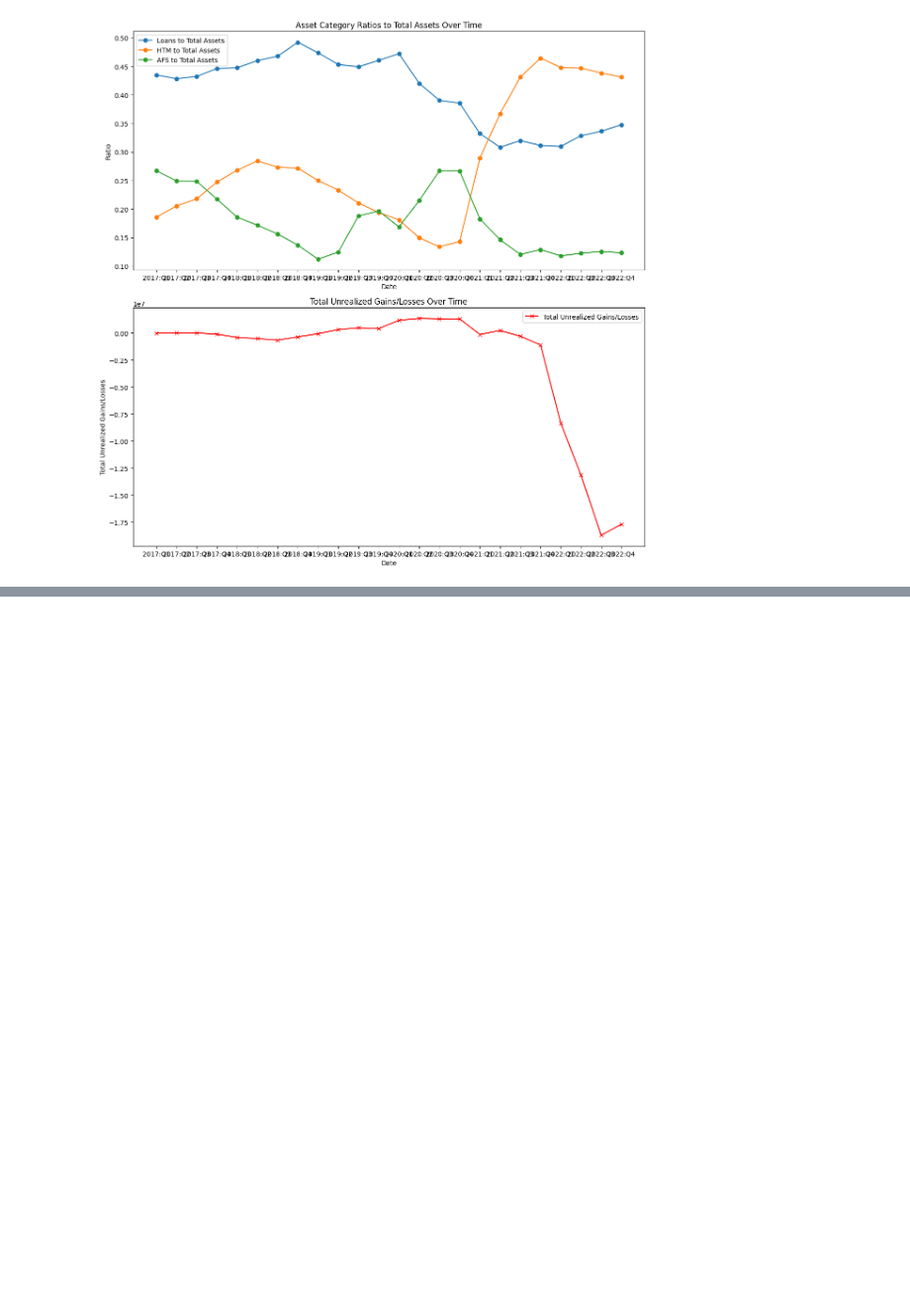
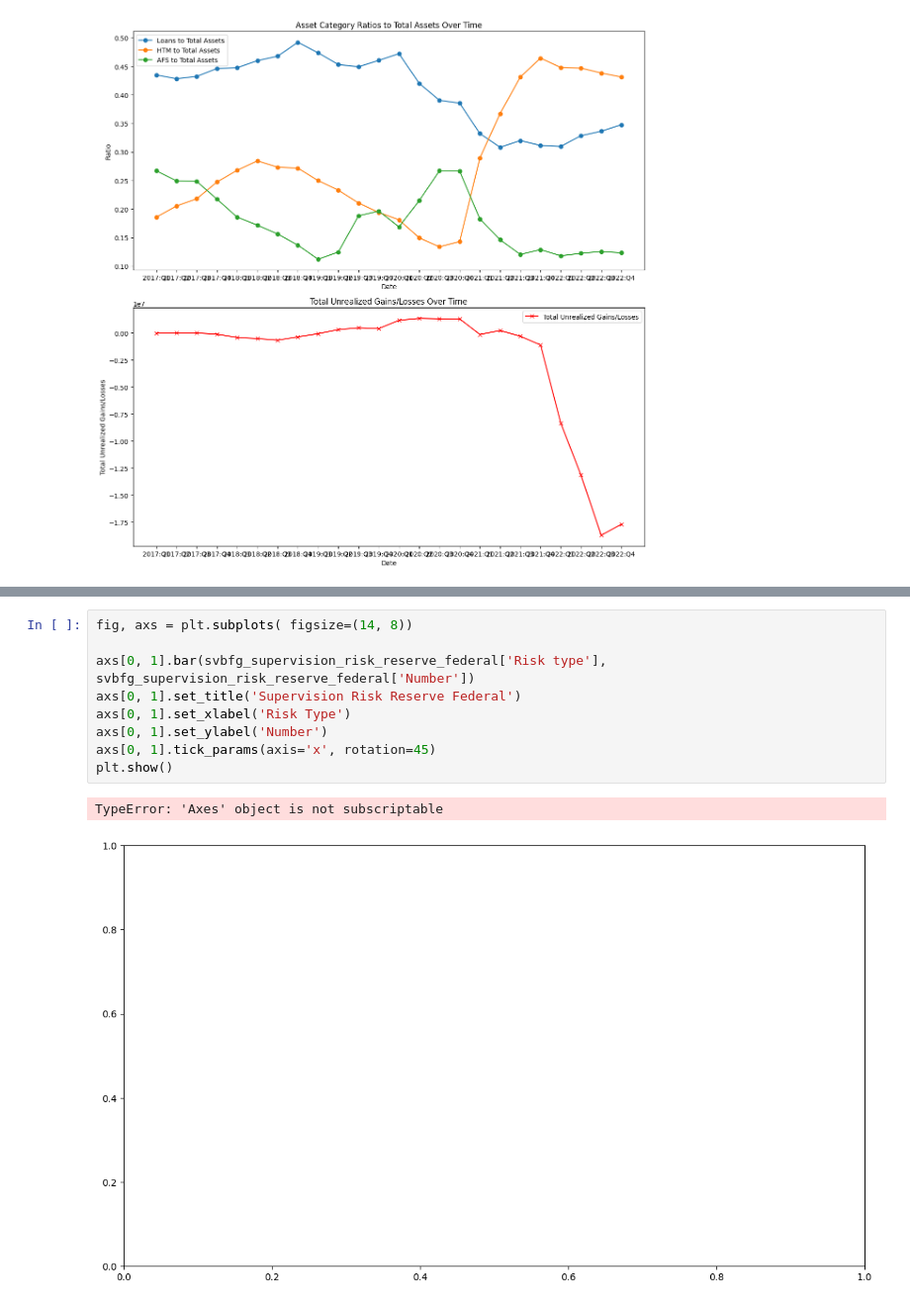
Before and after one commit to deagnani/Silicon-Valley-Failure, a Jupyter notebook: webscrappingprojekt1 (2).ipynb, the cells around one changed output, grey strips where cells are left out. Shown at 99% size. Drawn from its saved outputs; the diff is of its cells as text; blank space fills up the shorter version.

```diff
--- a/webscrappingprojekt1.ipynb
+++ b/webscrappingprojekt1 (2).ipynb
@@ -779,0 +789,12 @@ NameError: name 'deposit_sv_df' is not defined
+# %%
+fig, axs = plt.subplots( figsize=(14, 8))
+
+axs[0, 1].bar(svbfg_supervision_risk_reserve_federal['Risk type'], svbfg_supervision_risk_reserve_federal['Number'])
+axs[0, 1].set_title('Supervision Risk Reserve Federal')
+axs[0, 1].set_xlabel('Risk Type')
+axs[0, 1].set_ylabel('Number')
+axs[0, 1].tick_params(axis='x', rotation=45)
+plt.show()
+# %% [output]
+TypeError: 'Axes' object is not subscriptable
+[figure, added]
```
Also changed, not shown: parts of 17 cells of this notebook, 2 other files.
